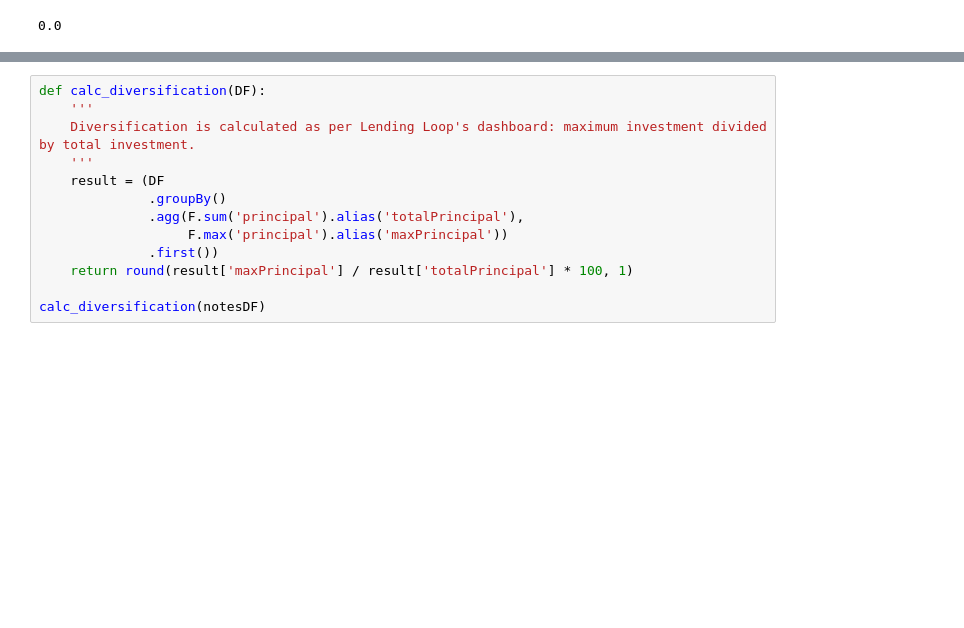
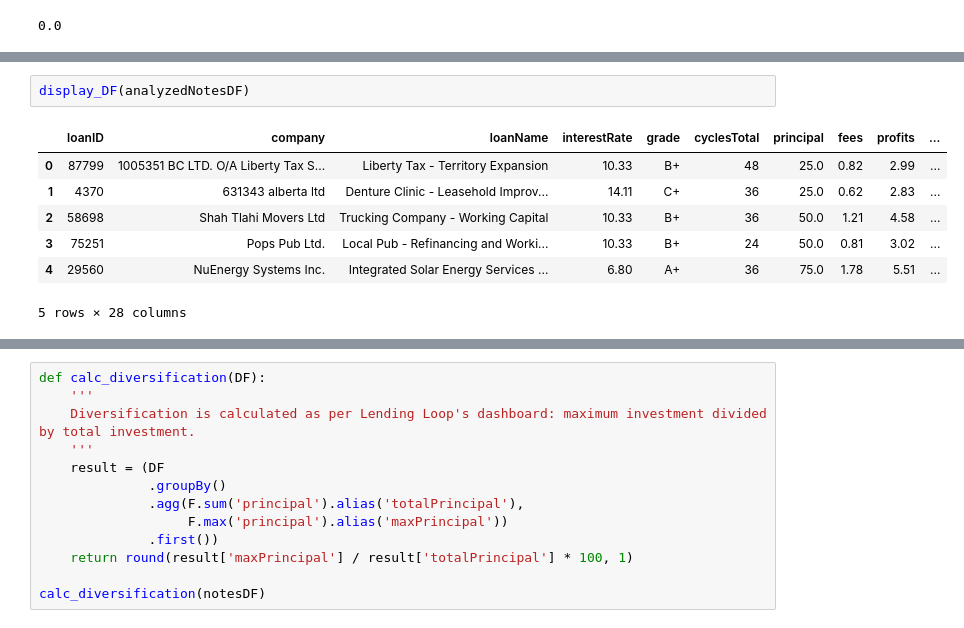
Before and after one commit to christeefy/LendingLoopDashboard, a Jupyter notebook: Lending Loop.ipynb, the cells around one changed output, grey strips where cells are left out. Drawn from its saved outputs; the diff is of its cells as text; blank space fills up the shorter version.

```diff
--- a/Lending Loop.ipynb
+++ b/Lending Loop.ipynb
@@ -676,2 +699,12 @@ calc_ROI(analyzedNotesDF)
 # %% [output]
 0.0
+# %%
+display_DF(analyzedNotesDF)
+# %% [output]
+|  | loanID | company | loanName | interestRate | grade | cyclesTotal | principal | fees | profits | ... |
+| 0 | 87799 | 1005351 BC LTD. O/A Liberty Tax S... | Liberty Tax - Territory Expansion | 10.33 | B+ | 48 | 25.0 | 0.82 | 2.99 | ... |
+| 1 | 4370 | 631343 alberta ltd | Denture Clinic - Leasehold Improv... | 14.11 | C+ | 36 | 25.0 | 0.62 | 2.83 | ... |
+| 2 | 58698 | Shah Tlahi Movers Ltd | Trucking Company - Working Capital | 10.33 | B+ | 36 | 50.0 | 1.21 | 4.58 | ... |
+| 3 | 75251 | Pops Pub Ltd. | Local Pub - Refinancing and Worki... | 10.33 | B+ | 24 | 50.0 | 0.81 | 3.02 | ... |
+| 4 | 29560 | NuEnergy Systems Inc. | Integrated Solar Energy Services ... | 6.80 | A+ | 36 | 75.0 | 1.78 | 5.51 | ... |
+5 rows × 28 columns
```
Also changed, not shown: parts of 9 cells of this notebook, 6 other files.
